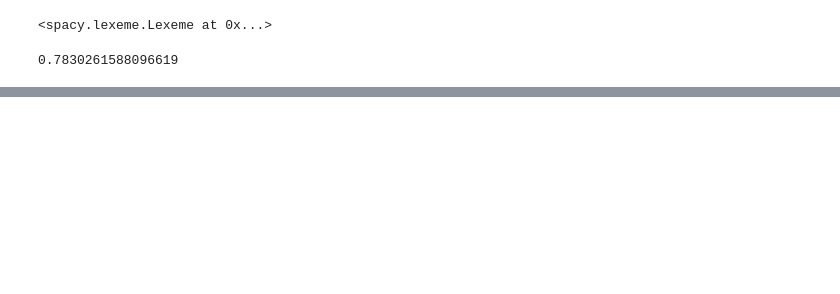
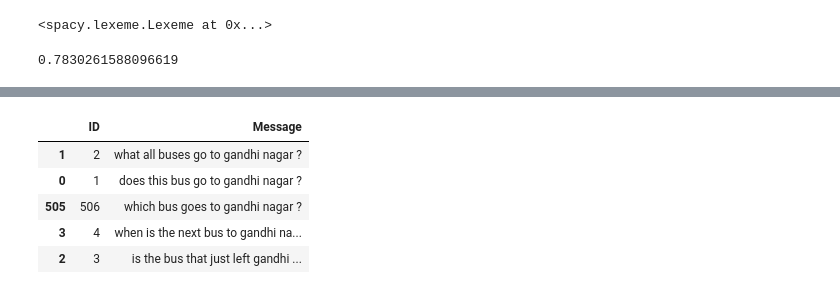
Before and after one commit to gmrr40058/data-science-ml-python-ostad, a Jupyter notebook: Class Modules/Module 15_Introductio to Advance Data Science/Class 2_Introduction to NLP and its Application/my_practice.ipynb, the cells around one changed output, grey strips where cells are left out. Saved outputs shown, nothing was run; the diff lists cells and outputs as text; code cells hidden in the pictures; blank space fills up the shorter version.

```diff
--- a/Class Modules/Module 15_Introductio to Advance Data Science/Class 2_Introduction to NLP and its Application/my_practice.ipynb
+++ b/Class Modules/Module 15_Introductio to Advance Data Science/Class 2_Introduction to NLP and its Application/my_practice.ipynb
@@ -58,0 +147,10 @@ w1.similarity(w2)
+# %%
+top5_sim_doc = data.iloc[sims_docs_sorted['doc_id'][0:5]]
+top5_sim_doc
+# %% [output]
+|  | ID | Message |
+| 1 | 2 | what all buses go to gandhi nagar ? |
+| 0 | 1 | does this bus go to gandhi nagar ? |
+| 505 | 506 | which bus goes to gandhi nagar ? |
+| 3 | 4 | when is the next bus to gandhi na... |
+| 2 | 3 | is the bus that just left gandhi ... |
```
Also changed, not shown: parts of 13 cells of this notebook, 1 other file.
